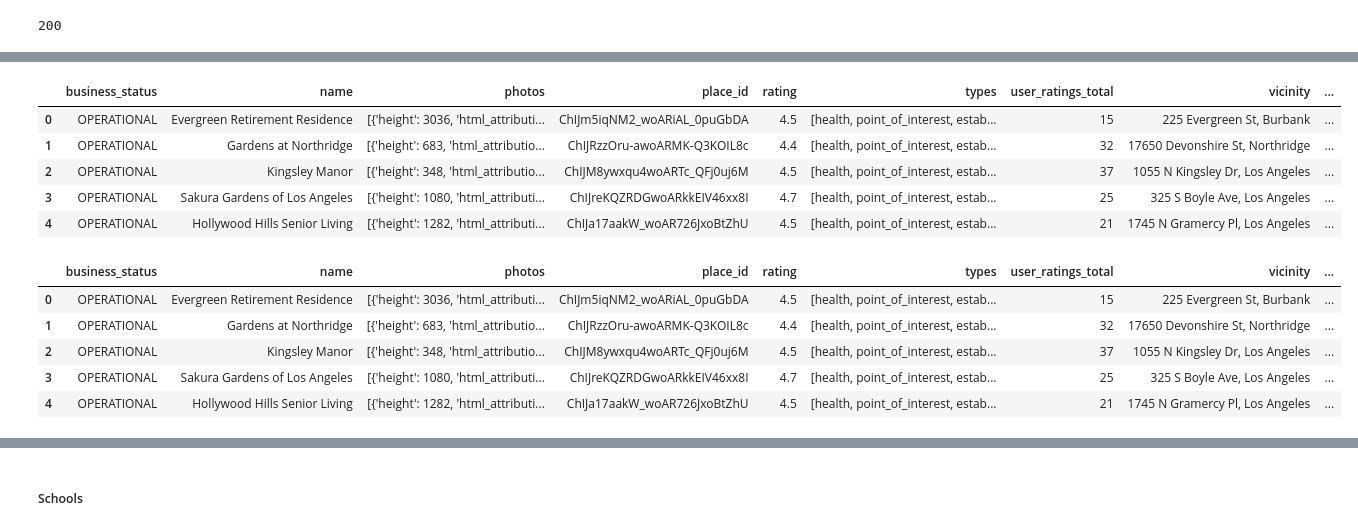
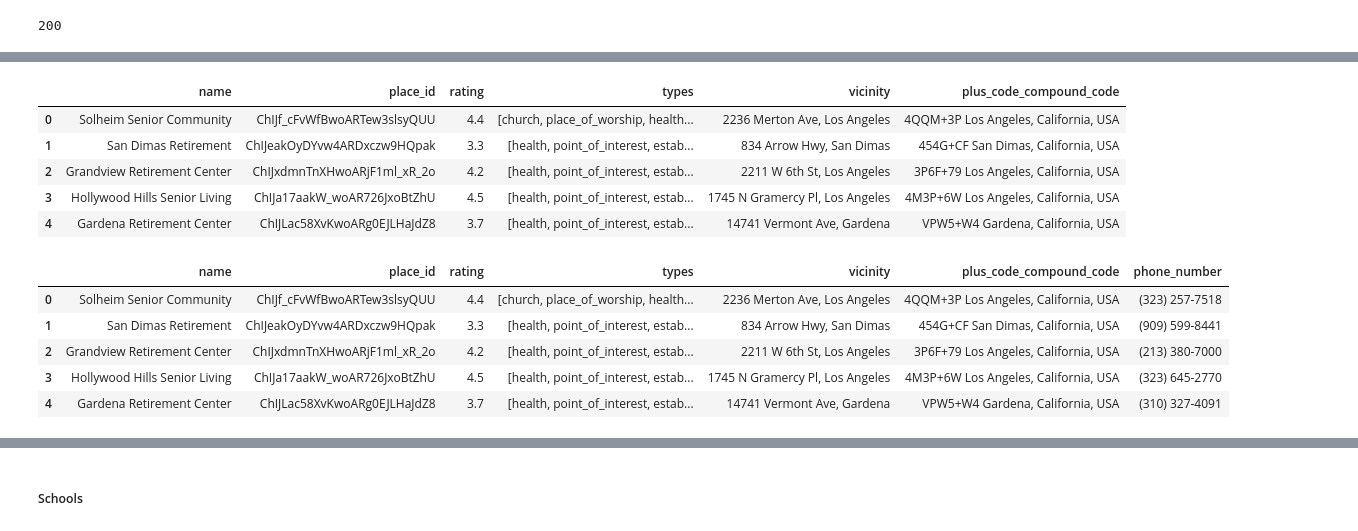
Before and after one commit to TheLazyCactus/Data_Thieves_project, a Jupyter notebook: Data-Thieves_Bea.ipynb, the cells around one changed output, grey strips where cells are left out. Drawn from its saved outputs; the diff is of its cells as text; code cells hidden in the pictures.

```diff
--- a/Data-Thieves_Bea.ipynb
+++ b/Data-Thieves_Bea.ipynb
@@ -51,5 +31,22 @@ info
+# %%
+all_results = []
+while url:
+    response = requests.get(url)
+    if response.status_code != 200:
+        print("Error:", response.status_code)
+        break
+    info = response.json()
+    results = info.get('results', [])
+    all_results.extend(results)
+
+    next_page_token = info.get('next_page_token')
+    if next_page_token:
+        time.sleep(2)
+        url = f"https://maps.googleapis.com/maps/api/place/nearbysearch/json?pagetoken={next_page_token}&key={api_key}"
+    else:
+        break
 # %%
-retirement_homes_df = pd.json_normalize(info['results'], sep='_')
+retirement_homes_df = pd.json_normalize(all_results, sep='_')
 pd.set_option('display.max_columns', None)
 retirement_homes_df
 # %% [output]
@@ -73,18 +70,18 @@ retirement_homes_df
 # %%
-retirement_homes_df = retirement_homes_df.drop(['icon', 'icon_background_color', 'icon_mask_base_uri',
+retirement_homes_df = retirement_homes_df.drop(['icon', 'business_status', 'photos', 'icon_background_color', 'user_ratings_total', 'icon_mask_base_uri',
                                                 'reference', 'scope', 'geometry_location_lat', 'geometry_location_lng',
                                                 'geometry_viewport_northeast_lat', 'geometry_viewport_northeast_lng',
                                                 'geometry_viewport_southwest_lat', 'geometry_viewport_southwest_lng',
                                                 'opening_hours_open_now', 'plus_code_global_code'], axis=1
 )
 retirement_homes_df.head()
 # %% [output]
-|  | business_status | name | photos | place_id | rating | types | user_ratings_total | vicinity | ... |
-| 0 | OPERATIONAL | Evergreen Retirement Residence | [{'height': 3036, 'html_attributi... | ChIJm5iqNM2_woARiAL_0puGbDA | 4.5 | [health, point_of_interest, estab... | 15 | 225 Evergreen St, Burbank | ... |
-| 1 | OPERATIONAL | Gardens at Northridge | [{'height': 683, 'html_attributio... | ChIJRzzOru-awoARMK-Q3KOIL8c | 4.4 | [health, point_of_interest, estab... | 32 | 17650 Devonshire St, Northridge | ... |
-| 2 | OPERATIONAL | Kingsley Manor | [{'height': 348, 'html_attributio... | ChIJM8ywxqu4woARTc_QFj0uj6M | 4.5 | [health, point_of_interest, estab... | 37 | 1055 N Kingsley Dr, Los Angeles | ... |
-| 3 | OPERATIONAL | Sakura Gardens of Los Angeles | [{'height': 1080, 'html_attributi... | ChIJreKQZRDGwoARkkEIV46xx8I | 4.7 | [health, point_of_interest, estab... | 25 | 325 S Boyle Ave, Los Angeles | ... |
-| 4 | OPERATIONAL | Hollywood Hills Senior Living | [{'height': 1282, 'html_attributi... | ChIJa17aakW_woAR726JxoBtZhU | 4.5 | [health, point_of_interest, estab... | 21 | 1745 N Gramercy Pl, Los Angeles | ... |
+|  | name | place_id | rating | types | vicinity | plus_code_compound_code |
+| 0 | Solheim Senior Community | ChIJf_cFvWfBwoARTew3slsyQUU | 4.4 | [church, place_of_worship, health... | 2236 Merton Ave, Los Angeles | 4QQM+3P Los Angeles, California, USA |
+| 1 | San Dimas Retirement | ChIJeakOyDYvw4ARDxczw9HQpak | 3.3 | [health, point_of_interest, estab... | 834 Arrow Hwy, San Dimas | 454G+CF San Dimas, California, USA |
+| 2 | Grandview Retirement Center | ChIJxdmnTnXHwoARjF1ml_xR_2o | 4.2 | [health, point_of_interest, estab... | 2211 W 6th St, Los Angeles | 3P6F+79 Los Angeles, California, USA |
+| 3 | Hollywood Hills Senior Living | ChIJa17aakW_woAR726JxoBtZhU | 4.5 | [health, point_of_interest, estab... | 1745 N Gramercy Pl, Los Angeles | 4M3P+6W Los Angeles, California, USA |
+| 4 | Gardena Retirement Center | ChIJLac58XvKwoARg0EJLHaJdZ8 | 3.7 | [health, point_of_interest, estab... | 14741 Vermont Ave, Gardena | VPW5+W4 Gardena, California, USA |
 # %%
 place_ids = retirement_homes_df['place_id']
 
@@ -99,9 +96,9 @@ retirement_homes_df['phone_number'] = [get_phone_number(place_id) for place_id i
 
 retirement_homes_df.head()
 # %% [output]
-|  | business_status | name | photos | place_id | rating | types | user_ratings_total | vicinity | ... |
-| 0 | OPERATIONAL | Evergreen Retirement Residence | [{'height': 3036, 'html_attributi... | ChIJm5iqNM2_woARiAL_0puGbDA | 4.5 | [health, point_of_interest, estab... | 15 | 225 Evergreen St, Burbank | ... |
-| 1 | OPERATIONAL | Gardens at Northridge | [{'height': 683, 'html_attributio... | ChIJRzzOru-awoARMK-Q3KOIL8c | 4.4 | [health, point_of_interest, estab... | 32 | 17650 Devonshire St, Northridge | ... |
-| 2 | OPERATIONAL | Kingsley Manor | [{'height': 348, 'html_attributio... | ChIJM8ywxqu4woARTc_QFj0uj6M | 4.5 | [health, point_of_interest, estab... | 37 | 1055 N Kingsley Dr, Los Angeles | ... |
-| 3 | OPERATIONAL | Sakura Gardens of Los Angeles | [{'height': 1080, 'html_attributi... | ChIJreKQZRDGwoARkkEIV46xx8I | 4.7 | [health, point_of_interest, estab... | 25 | 325 S Boyle Ave, Los Angeles | ... |
-| 4 | OPERATIONAL | Hollywood Hills Senior Living | [{'height': 1282, 'html_attributi... | ChIJa17aakW_woAR726JxoBtZhU | 4.5 | [health, point_of_interest, estab... | 21 | 1745 N Gramercy Pl, Los Angeles | ... |
+|  | name | place_id | rating | types | vicinity | plus_code_compound_code | phone_number |
+| 0 | Solheim Senior Community | ChIJf_cFvWfBwoARTew3slsyQUU | 4.4 | [church, place_of_worship, health... | 2236 Merton Ave, Los Angeles | 4QQM+3P Los Angeles, California, USA | (323) 257-7518 |
+| 1 | San Dimas Retirement | ChIJeakOyDYvw4ARDxczw9HQpak | 3.3 | [health, point_of_interest, estab... | 834 Arrow Hwy, San Dimas | 454G+CF San Dimas, California, USA | (909) 599-8441 |
+| 2 | Grandview Retirement Center | ChIJxdmnTnXHwoARjF1ml_xR_2o | 4.2 | [health, point_of_interest, estab... | 2211 W 6th St, Los Angeles | 3P6F+79 Los Angeles, California, USA | (213) 380-7000 |
+| 3 | Hollywood Hills Senior Living | ChIJa17aakW_woAR726JxoBtZhU | 4.5 | [health, point_of_interest, estab... | 1745 N Gramercy Pl, Los Angeles | 4M3P+6W Los Angeles, California, USA | (323) 645-2770 |
+| 4 | Gardena Retirement Center | ChIJLac58XvKwoARg0EJLHaJdZ8 | 3.7 | [health, point_of_interest, estab... | 14741 Vermont Ave, Gardena | VPW5+W4 Gardena, California, USA | (310) 327-4091 |
```
Also changed, not shown: parts of 10 cells of this notebook.
